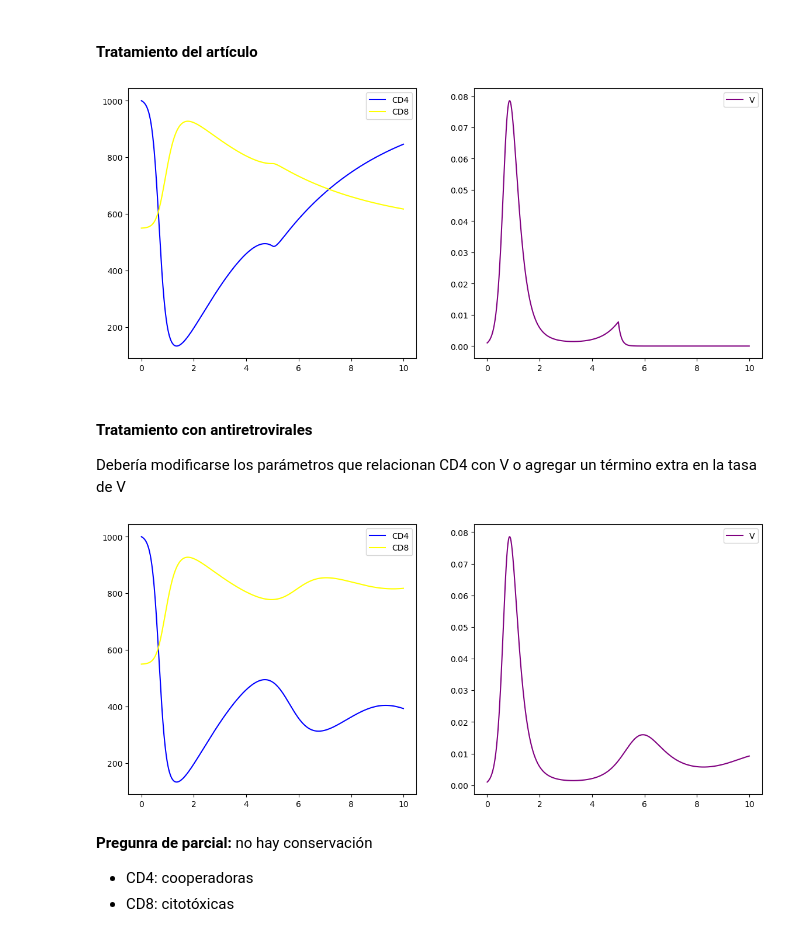
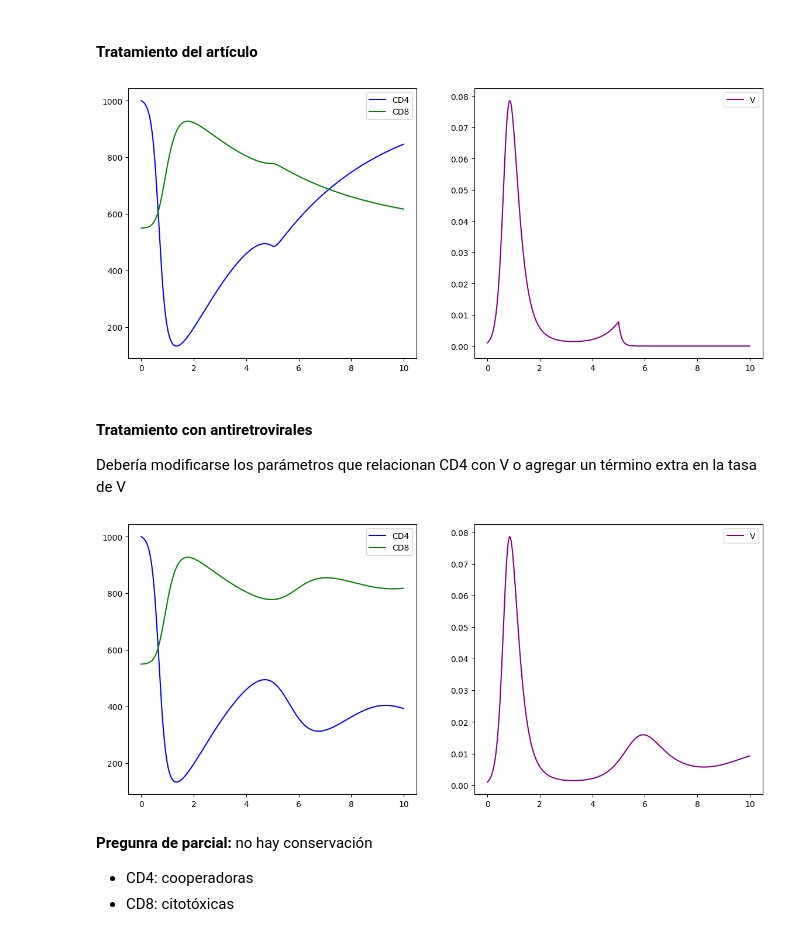
Before and after one commit to justog220/Practicas-MSB, a Jupyter notebook: Semana 3/Practica3.ipynb, the cells around one changed output. Cells and saved outputs as stored; diff of their text form; code cells hidden in the pictures.

```diff
--- a/Semana 3/Practica3.ipynb
+++ b/Semana 3/Practica3.ipynb
@@ -96,17 +96,17 @@ CD4s, CD8s, Vs = euler(muestras, CD4s, CD8s, Vs, U)
 # %%
 plt.figure(figsize=(14, 6))
 plt.subplot(121)
 plt.plot(muestras, CD4s, label="CD4", color="blue")
-plt.plot(muestras, CD8s, label="CD8", color="yellow")
+plt.plot(muestras, CD8s, label="CD8", color="green")
 plt.legend()
 
 plt.subplot(122)
 plt.plot(muestras, Vs, label="V", color="purple")
 plt.legend()
 
 plt.show()
 # %% [output]
-[figure, old version]
+[figure, new version]
 # %% [markdown]
 #### Tratamiento con antiretrovirales
 Debería modificarse los parámetros que relacionan CD4 con V o agregar un término extra en la tasa de V
@@ -142,7 +142,7 @@ CD4s, CD8s, Vs = euler(muestras, CD4s, CD8s, Vs)
 plt.figure(figsize=(14, 6))
 plt.subplot(121)
 plt.plot(muestras, CD4s, label="CD4", color="blue")
-plt.plot(muestras, CD8s, label="CD8", color="yellow")
+plt.plot(muestras, CD8s, label="CD8", color="green")
 plt.legend()
 
 plt.subplot(122)
@@ -151,7 +151,7 @@ plt.legend()
 
 plt.show()
 # %% [output]
-[figure, old version]
+[figure, new version]
 # %% [markdown]
 **Pregunra de parcial:** no hay conservación
 
```
Also changed, not shown: parts of 1 cell of this notebook, 6 other files.
